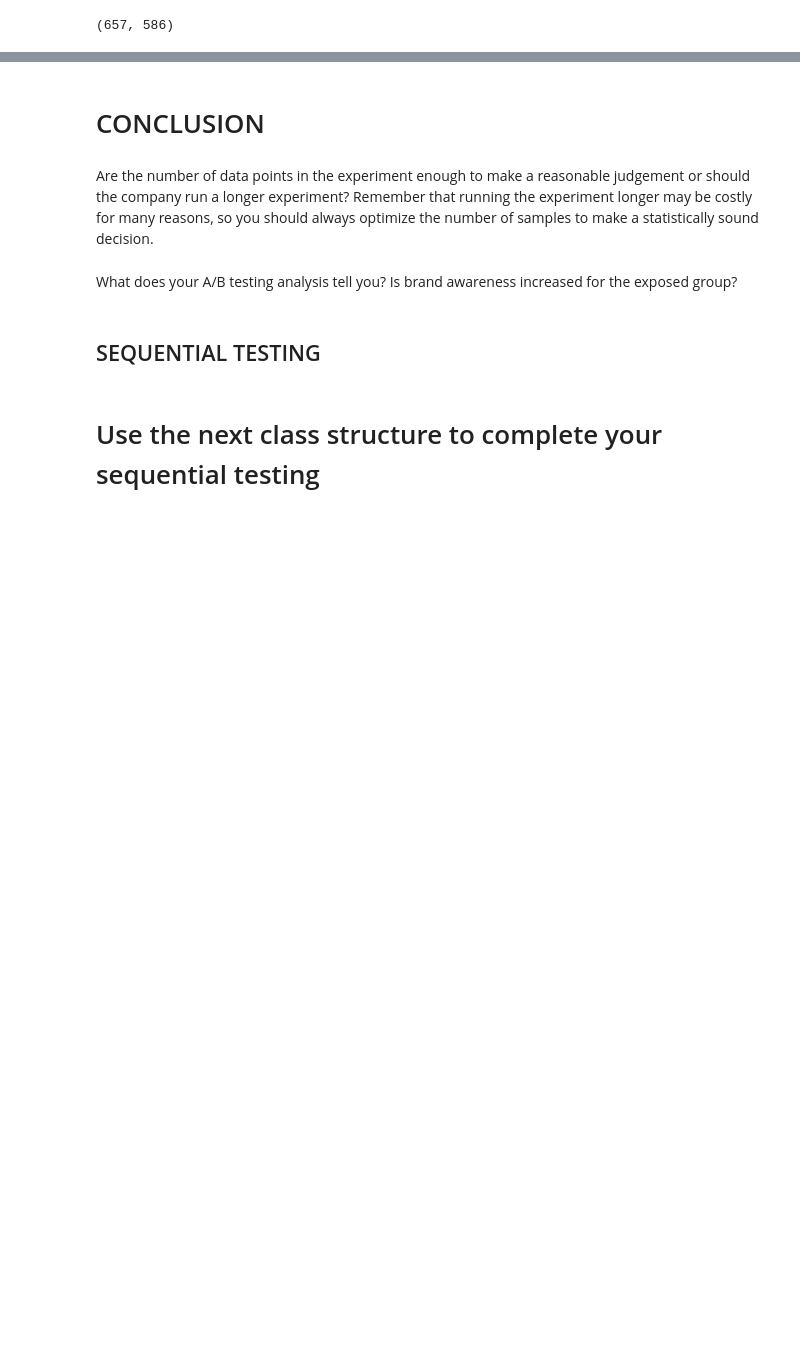
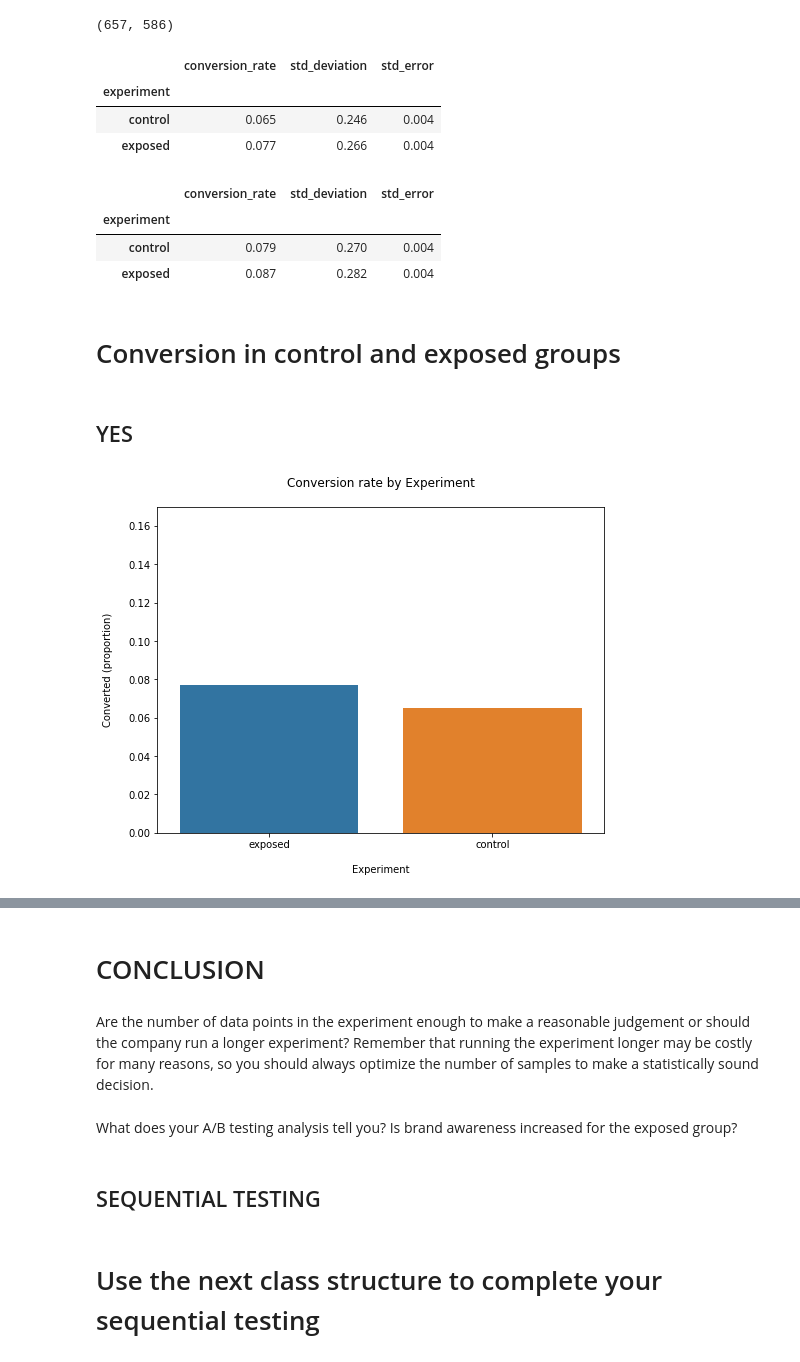
Before and after one commit to graycadeau/10-2, a Jupyter notebook: notebooks/process.ipynb, the cells around one changed output, grey strips where cells are left out. Drawn from its saved outputs; the diff is of its cells as text; code cells hidden in the pictures; blank space fills up the shorter version.

```diff
--- a/notebooks/process.ipynb
+++ b/notebooks/process.ipynb
@@ -149,3 +149,51 @@ control.sample(5)
 len(exposed),len(control)
 # %% [output]
 (657, 586)
+# %%
+
+conversion_rates = db.groupby('experiment')['yes']
+
+std_p = lambda x: np.std(x, ddof=0)              # Std. deviation of the proportion
+se_p = lambda x: scipy.stats.sem(x, ddof=0)            # Std. error of the proportion (std / sqrt(n))
+
+conversion_rates = conversion_rates.agg([np.mean, std_p, se_p])
+conversion_rates.columns = ['conversion_rate', 'std_deviation', 'std_error']
+
+
+conversion_rates.style.format('{:.3f}')
+# %% [output]
+|  | conversion_rate | std_deviation | std_error |
+| experiment |  |  |  |
+| control | 0.065 | 0.246 | 0.004 |
+| exposed | 0.077 | 0.266 | 0.004 |
+# %%
+conversion_rates = db.groupby('experiment')['no']
+
+std_p = lambda x: np.std(x, ddof=0)              # Std. deviation of the proportion
+se_p = lambda x: scipy.stats.sem(x, ddof=0)            # Std. error of the proportion (std / sqrt(n))
+
+conversion_rates = conversion_rates.agg([np.mean, std_p, se_p])
+conversion_rates.columns = ['conversion_rate', 'std_deviation', 'std_error']
+
+
+conversion_rates.style.format('{:.3f}')
+# %% [output]
+|  | conversion_rate | std_deviation | std_error |
+| experiment |  |  |  |
+| control | 0.079 | 0.270 | 0.004 |
+| exposed | 0.087 | 0.282 | 0.004 |
+# %% [markdown]
+# Conversion in control and exposed groups
+# %% [markdown]
+## YES
+# %%
+plt.figure(figsize=(8,6))
+
+sns.barplot(x=db['experiment'], y=db['yes'], ci=False)
+
+plt.ylim(0, 0.17)
+plt.title('Conversion rate by Experiment', pad=20)
+plt.xlabel('Experiment', labelpad=15)
+plt.ylabel('Converted (proportion)', labelpad=15);
+# %% [output]
+[figure, added]
```
Also changed, not shown: parts of 13 cells of this notebook, 1 other file.
